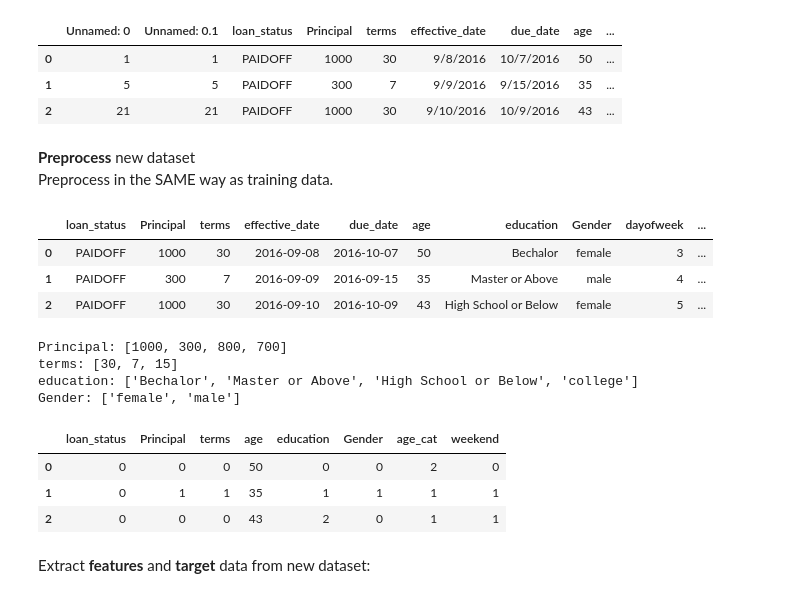
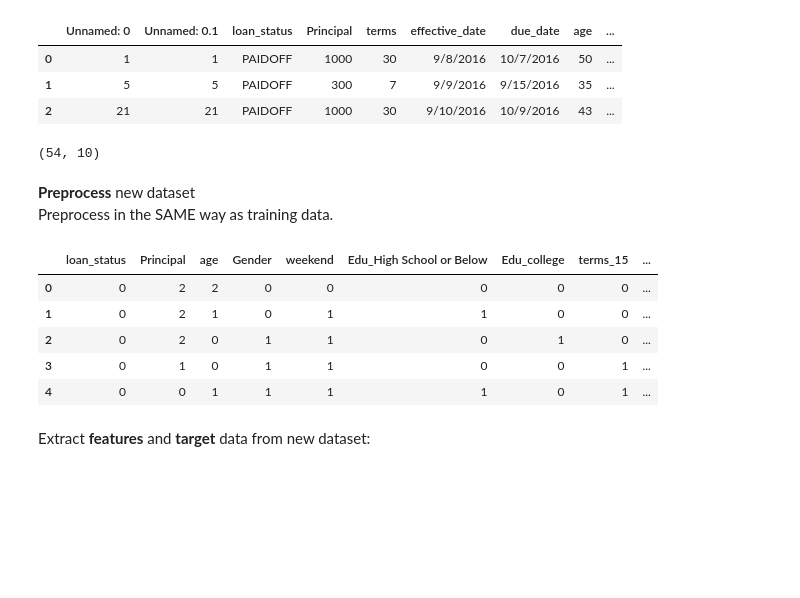
Before and after one commit to Ehsan-Negahbani/Best-Classifier, a Jupyter notebook: Loan Default Prediction.ipynb, the cells around one changed output. Saved outputs shown, nothing was run; the diff lists cells and outputs as text; code cells hidden in the pictures; blank space fills up the shorter version.

```diff
--- a/Loan Default Prediction.ipynb
+++ b/Loan Default Prediction.ipynb
@@ -77,0 +183,7 @@ Download compelete!
+# %%
+x = df.groupby(['age'])['loan_status'].value_counts(normalize=False).unstack()
+#replaces Nan with 0:
+x.fillna(0, inplace=True)
+x['coll/total'] = x['COLLECTION']/(x['COLLECTION']+x['PAIDOFF'])
+x.sort_values(by=['coll/total'], inplace=True)
+x
@@ -874,37 +786,44 @@ test_df.head(3)
 | 0 | 1 | 1 | PAIDOFF | 1000 | 30 | 9/8/2016 | 10/7/2016 | 50 | ... |
 | 1 | 5 | 5 | PAIDOFF | 300 | 7 | 9/9/2016 | 9/15/2016 | 35 | ... |
 | 2 | 21 | 21 | PAIDOFF | 1000 | 30 | 9/10/2016 | 10/9/2016 | 43 | ... |
+# %%
+test_df.shape
+# %% [output]
+(54, 10)
 # %% [markdown]
 **Preprocess** new dataset
 Preprocess in the SAME way as training data.
 # %%
-test_df.drop(['Unnamed: 0', 'Unnamed: 0.1'], inplace=True, axis=1)
+test_df.drop(['Unnamed: 0', 'Unnamed: 0.1', 'due_date'], inplace=True, axis=1)
 
-test_df['due_date'] = pd.to_datetime(test_df['due_date'])
 test_df['effective_date'] = pd.to_datetime(test_df['effective_date'])
-test_df['dayofweek'] = test_df['effective_date'].dt.dayofweek # Monday:0, Sunday:6
+test_df['eff_dayofweek'] = test_df['effective_date'].dt.dayofweek # Monday:0, Sunday:6
 
-test_df['age_cat'] = test_df['age'].apply(Age)
+
+test_df['weekend'] = test_df['eff_dayofweek'].apply(lambda x: 1 if (x>3)  else 0)
+
+test_df.drop(['effective_date', 'eff_dayofweek'], inplace=True, axis=1)
+test_df = test_df[~(test_df.Principal.isin ([300, 500, 900]) | test_df.education.isin (['Master or Above']))]
+test_df = test_df.reset_index(drop=True)
+# %%
+labelencoder_edu = LabelEncoder()
+test_df['Principal'] = labelencoder_edu.fit_transform(test_df['Principal'])
+test_df['Gender'] = labelencoder_edu.fit_transform(test_df['Gender'])
+# test_df['loan_status'] = labelencoder_edu.fit_transform(test_df['loan_status'])
+test_df['loan_status'].replace(to_replace=['PAIDOFF','COLLECTION'], value=[0,1],inplace=True)
+
+
+test_df = pd.get_dummies(test_df, columns=["education"],
+                         prefix=["Edu"], drop_first = True)
+test_df = pd.get_dummies(test_df, columns=["terms"],
+                         prefix=["terms"], drop_first = True)
+test_df['age'] = test_df['age'].apply(lambda x: Age(x))
 # %%
-test_df.head(3)
+test_df.head()
 # %% [output]
-|  | loan_status | Principal | terms | effective_date | due_date | age | education | Gender | dayofweek | ... |
-| 0 | PAIDOFF | 1000 | 30 | 2016-09-08 | 2016-10-07 | 50 | Bechalor | female | 3 | ... |
-| 1 | PAIDOFF | 300 | 7 | 2016-09-09 | 2016-09-15 | 35 | Master or Above | male | 4 | ... |
-| 2 | PAIDOFF | 1000 | 30 | 2016-09-10 | 2016-10-09 | 43 | High School or Below | female | 5 | ... |
+|  | loan_status | Principal | age | Gender | weekend | Edu_High School or Below | Edu_college | terms_15 | ... |
+| 0 | 0 | 2 | 2 | 0 | 0 | 0 | 0 | 0 | ... |
+| 1 | 0 | 2 | 1 | 0 | 1 | 1 | 0 | 0 | ... |
+| 2 | 0 | 2 | 0 | 1 | 1 | 0 | 1 | 0 | ... |
+| 3 | 0 | 1 | 0 | 1 | 1 | 0 | 0 | 1 | ... |
+| 4 | 0 | 0 | 1 | 1 | 1 | 1 | 0 | 1 | ... |
-# %%
-Principal_list = list(test_df['Principal'].unique())
-terms_list = list(test_df['terms'].unique())
-education_list = list(test_df['education'].unique())
-Gender_list = list(test_df['Gender'].unique())
-loan_status_list = list(test_df['loan_status'].unique())
-# printing list of unique values
-print('Principal:',Principal_list)
-print('terms:',terms_list)
-print('education:',education_list)
-print('Gender:',Gender_list)
-# %% [output]
-Principal: [1000, 300, 800, 700]
-terms: [30, 7, 15]
-education: ['Bechalor', 'Master or Above', 'High School or Below', 'college']
-Gender: ['female', 'male']
@@ -925,15 +830,2 @@ test_df['loan_status'] = test_df['loan_status'].apply(lambda x:loan_status_dict[
-# %%
-test_df = test_df.drop(['due_date', 'effective_date'], axis = 1)
-
-test_df['weekend'] = test_df['dayofweek'].apply(lambda x: 1 if (x>3)  else 0)
-
-test_df = test_df.drop(['dayofweek'], axis = 1)
-
-test_df.head(3)
-# %% [output]
-|  | loan_status | Principal | terms | age | education | Gender | age_cat | weekend |
-| 0 | 0 | 0 | 0 | 50 | 0 | 0 | 2 | 0 |
-| 1 | 0 | 1 | 1 | 35 | 1 | 1 | 1 | 1 |
-| 2 | 0 | 0 | 0 | 43 | 2 | 0 | 1 | 1 |
 # %% [markdown]
 Extract **features** and **target** data from new dataset:
```
Also changed, not shown: parts of 198 cells of this notebook.
